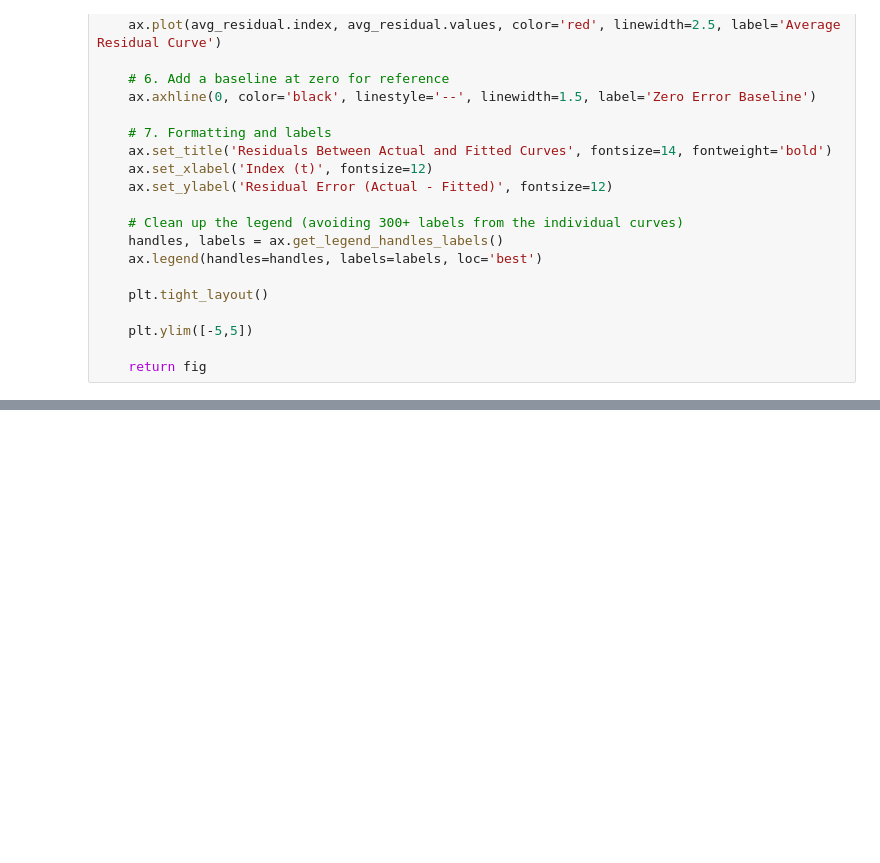
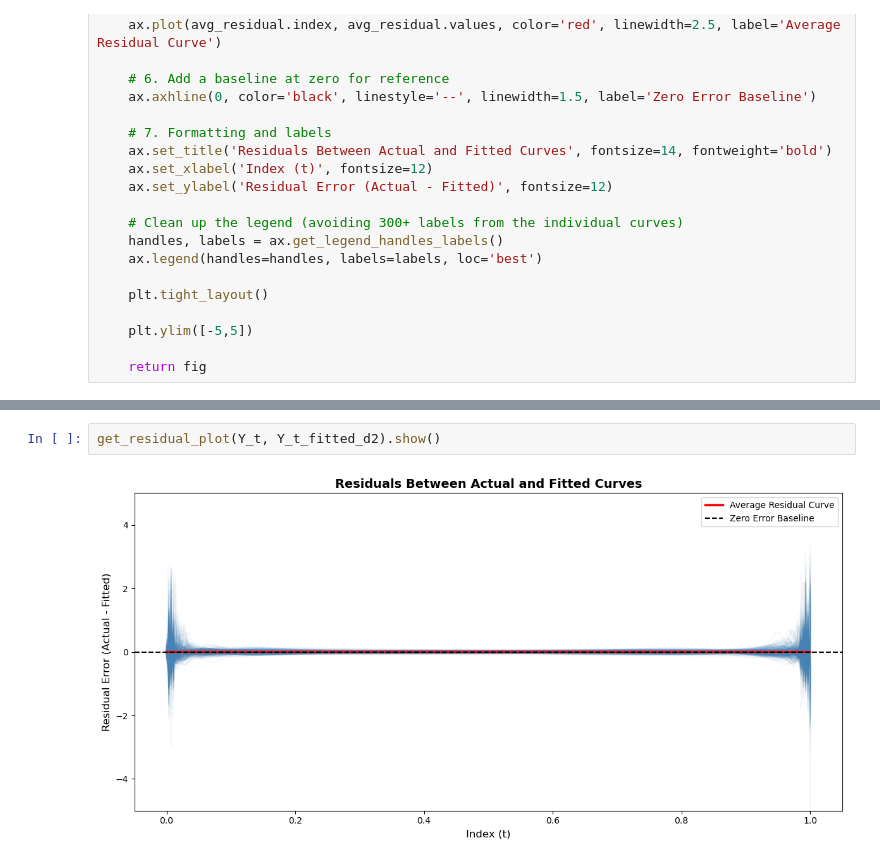
Before and after one commit to matheus-vizzotto/densities4risk, a Jupyter notebook: notebooks/development/dfpc_dimension_accuracy.ipynb, the cells around one changed output, grey strips where cells are left out. Saved outputs shown, nothing was run; the diff lists cells and outputs as text; blank space fills up the shorter version.

```diff
--- a/notebooks/development/dfpc_dimension_accuracy.ipynb
+++ b/notebooks/development/dfpc_dimension_accuracy.ipynb
@@ -360,0 +360,4 @@ get_residual_plot(Y_t, Y_t_fitted_d1).show()
+# %%
+get_residual_plot(Y_t, Y_t_fitted_d2).show()
+# %% [output]
+[figure, added]
```
Also changed, not shown: parts of 3 cells of this notebook, 8 other files.
